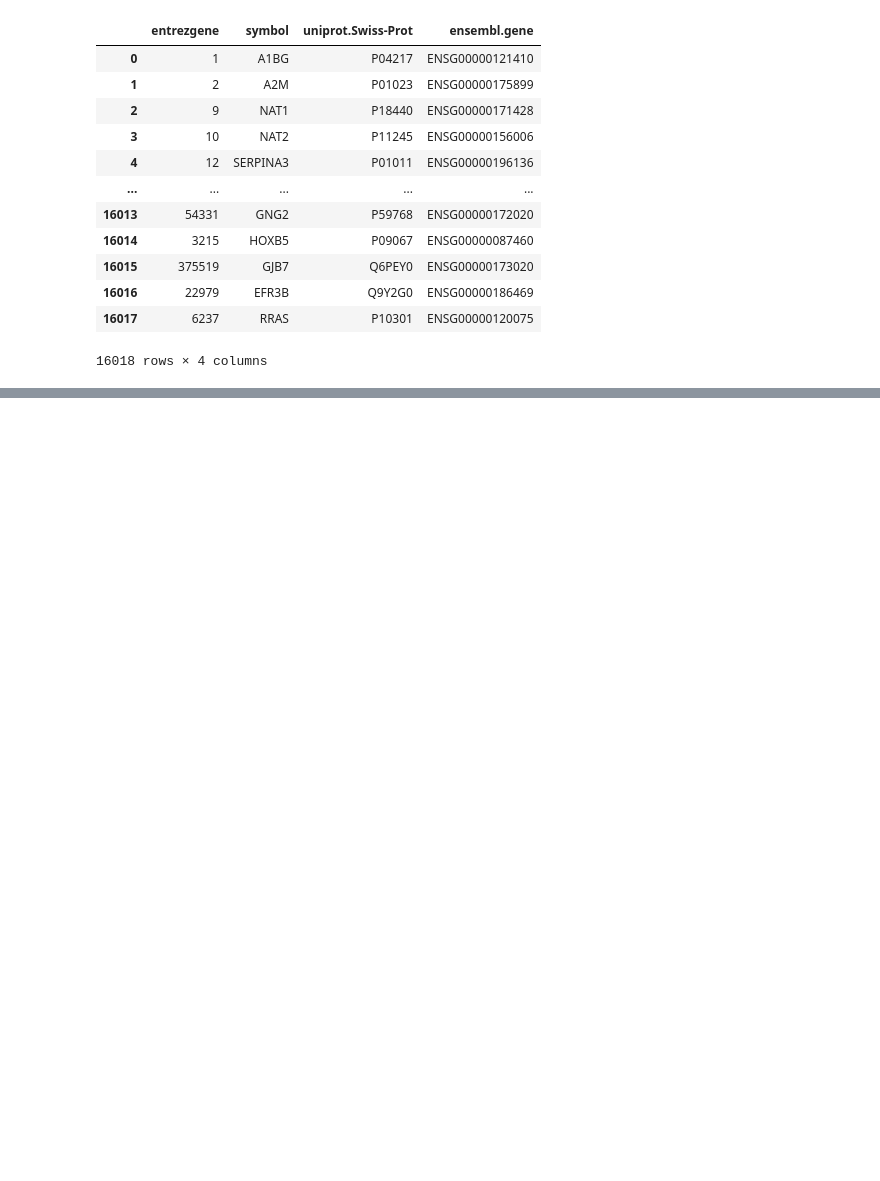
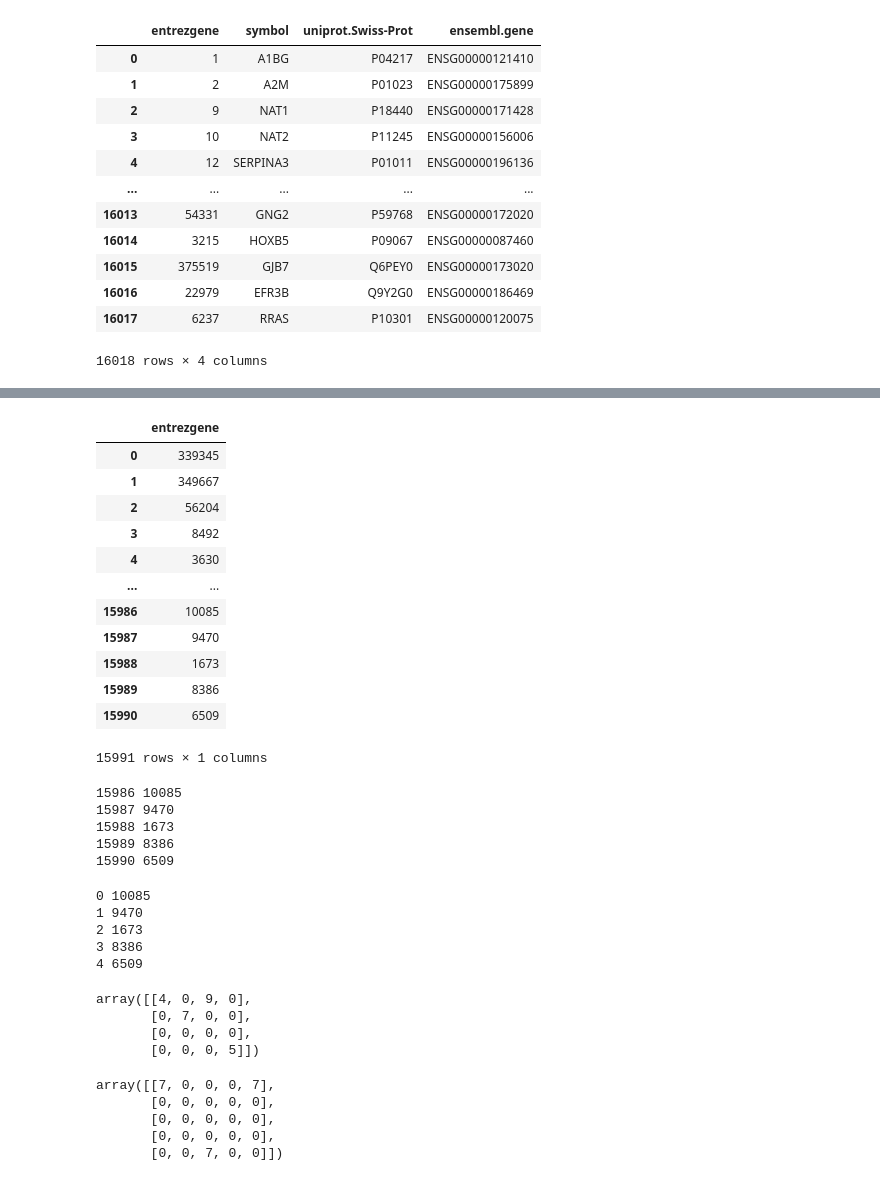
Before and after one commit to bionetslab/digest, a Jupyter notebook: jupyter/testing.ipynb, the cells around one changed output, grey strips where cells are left out. Drawn from its saved outputs; the diff is of its cells as text; code cells hidden in the pictures; blank space fills up the shorter version.

```diff
--- a/jupyter/testing.ipynb
+++ b/jupyter/testing.ipynb
@@ -204,0 +200,34 @@ test.nnz
+# %%
+df[['entrezgene']]
+# %% [output]
+|  | entrezgene |
+| 0 | 339345 |
+| 1 | 349667 |
+| 2 | 56204 |
+| 3 | 8492 |
+| 4 | 3630 |
+| ... | ... |
+| 15986 | 10085 |
+| 15987 | 9470 |
+| 15988 | 1673 |
+| 15989 | 8386 |
+| 15990 | 6509 |
+15991 rows × 1 columns
+# %%
+for index, value in enumerate(df.entrezgene[15986:], start=15986):
+    print(index, value)
+# %% [output]
+15986 10085
+15987 9470
+15988 1673
+15989 8386
+15990 6509
+# %%
+for index, value in enumerate(df.entrezgene[15986:]):
+    print(index, value)
+# %% [output]
+0 10085
+1 9470
+2 1673
+3 8386
+4 6509
@@ -204,0 +236,23 @@ test.nnz
+# %%
+row  = [0, 3, 1, 0]
+col  = [0, 3, 1, 2]
+data = [4, 5, 7, 9]
+mat = sp.coo_matrix((data, (row, col)), shape=(4, 4))
+mat.toarray()
+# %% [output]
+array([[4, 0, 9, 0],
+       [0, 7, 0, 0],
+       [0, 0, 0, 0],
+       [0, 0, 0, 5]])
+# %%
+row  = [0, 4, 0]
+col  = [4, 2, 0]
+data = [7, 7, 7]
+mat2 = sp.coo_matrix((data, (row, col)), shape=(5, 5))
+mat2.toarray()
+# %% [output]
+array([[7, 0, 0, 0, 7],
+       [0, 0, 0, 0, 0],
+       [0, 0, 0, 0, 0],
+       [0, 0, 0, 0, 0],
+       [0, 0, 7, 0, 0]])
```
Also changed, not shown: parts of 43 cells of this notebook, 5 other files.
